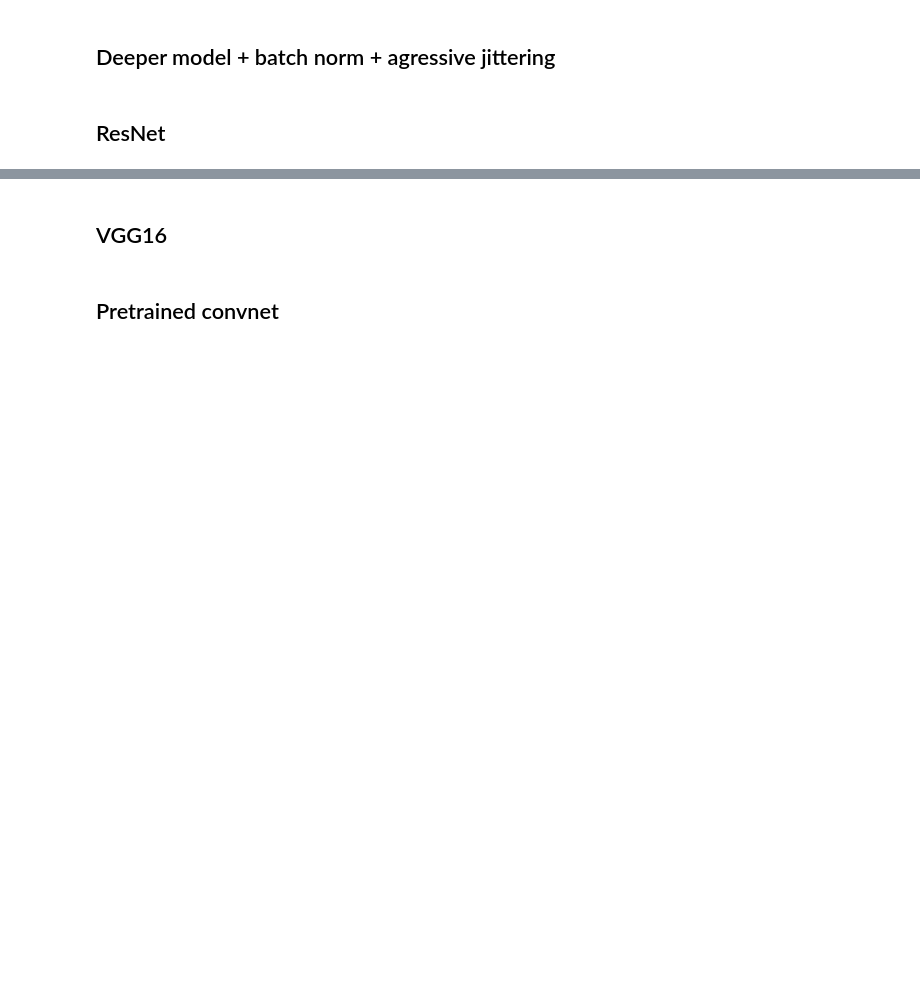
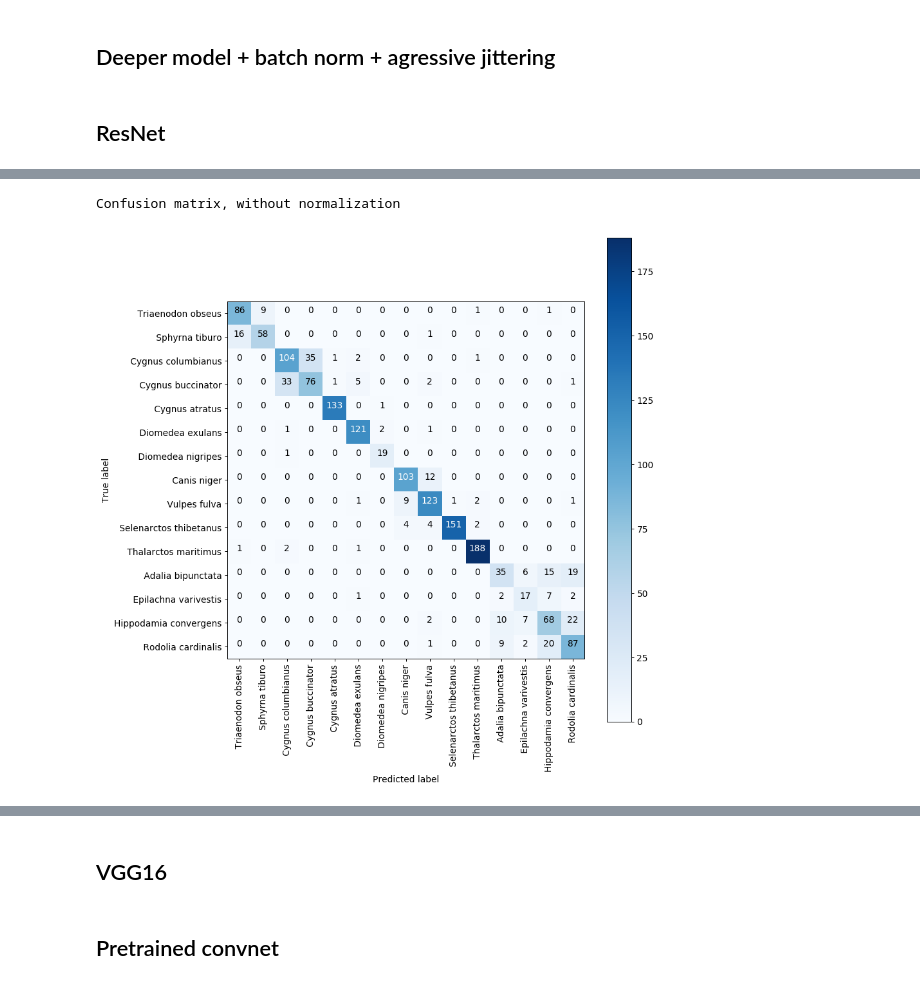
Before and after one commit to Weenkus/Image-Based-Phylogenetic-Classification, a Jupyter notebook: models/convnet.ipynb, the cells around one changed output, grey strips where cells are left out. Saved outputs shown, nothing was run; the diff lists cells and outputs as text; code cells hidden in the pictures; blank space fills up the shorter version.

Commit message:
Add confusion_matrix drawing

```diff
--- a/models/convnet.ipynb
+++ b/models/convnet.ipynb
@@ -455,13 +476,13 @@ validation_generator = test_datagen.flow_from_directory(
 #model = load_model('FineTunedResNet.h5')
 # %%
 model.compile(loss='categorical_crossentropy',
-              optimizer=Adam(0.001),
+              optimizer=Adam(0.0001),
               metrics=['accuracy'])
 # %%
 model.fit_generator(
         train_generator,
         steps_per_epoch=TRAIN_STEPS,
-        epochs=2,
+        epochs=1,
         validation_data=validation_generator,
         validation_steps=VALIDATION_STEPS,
         verbose=0,
@@ -497,6 +518,14 @@ model.fit_generator(
 # [loss: 0.571, acc: 0.777, val_loss: 0.501, val_acc: 0.793] 100% 467/467 [19:35<00:00, 42.21s/it]
 # [loss: 0.549, acc: 0.783, val_loss: 0.481, val_acc: 0.800] 100% 467/467 [19:36<00:00, 42.19s/it]
 # [loss: 0.528, acc: 0.789, val_loss: 0.466, val_acc: 0.809] 100% 467/467 [19:46<00:00, 42.72s/it]
-# [loss: 0.514, acc: 0.797, val_loss: 0.449, val_acc: 0.810] 100% 467/467 [20:12<00:00, 42.76s/it]
+# [loss: 0.514, acc: 0.797, val_loss: 0.449, val_acc: 0.810] 100% 467/467 [20:12<00:00, 42.76s/it] SAVED
 
 # 0.0001
+# [loss: 0.449, acc: 0.824, val_loss: 0.407, val_acc: 0.834] 100% 467/467 [19:34<00:00, 42.57s/it]
+# [loss: 0.428, acc: 0.832, val_loss: 0.432, val_acc: 0.820] 100% 467/467 [19:34<00:00, 42.42s/it]
+# [loss: 0.419, acc: 0.835, val_loss: 0.419, val_acc: 0.830] 100% 467/467 [19:34<00:00, 42.44s/it]
+
+# Recall: 0.789338862215
+# Precison: 0.796896179912
+# F1: 0.791169742376
+# Acc: 0.82534869618
@@ -563,13 +650,26 @@ from sklearn.metrics import confusion_matrix
 # %%
 y_pred_categorical = DatasetProcessor.from_one_hot_to_categorical(y_pred)
 y_test_categorical = DatasetProcessor.from_one_hot_to_categorical(y_test)
 
 # Compute confusion matrix
 cnf_matrix = confusion_matrix(y_test_categorical, y_pred_categorical)
 np.set_printoptions(precision=2)
 
 plt.figure()
-ImageProcessor.set_image_size(15, 15, 90)
+ImageProcessor.set_image_size(10, 10, 90)
+
+import matplotlib
+matplotlib.rcParams.update({'font.size': 11})
+
 classes = [wnid_to_lable[wnid] for wnid in wnids_train]
-Analytics.plot_confusion_matrix(cnf_matrix, classes=list(classes), title='Confusion matrix')
+
+classes_latin = map(
+    lambda x: x.split(',')[-1],
+    classes
+)
+
+Analytics.plot_confusion_matrix(cnf_matrix, classes=list(classes_latin), title='')
 plt.savefig('confusion_matrix.png')
+# %% [output]
+Confusion matrix, without normalization
+[figure, added]
```
Also changed, not shown: parts of 14 cells of this notebook, 1 other file.
